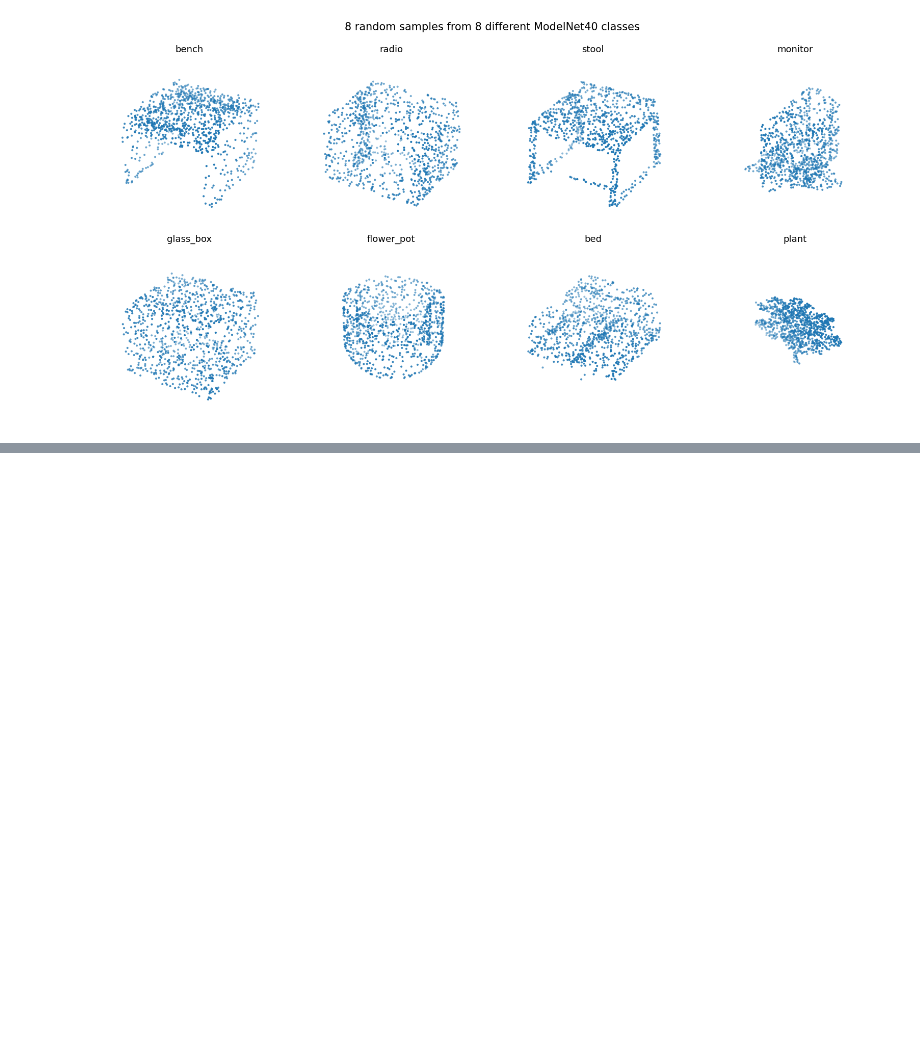
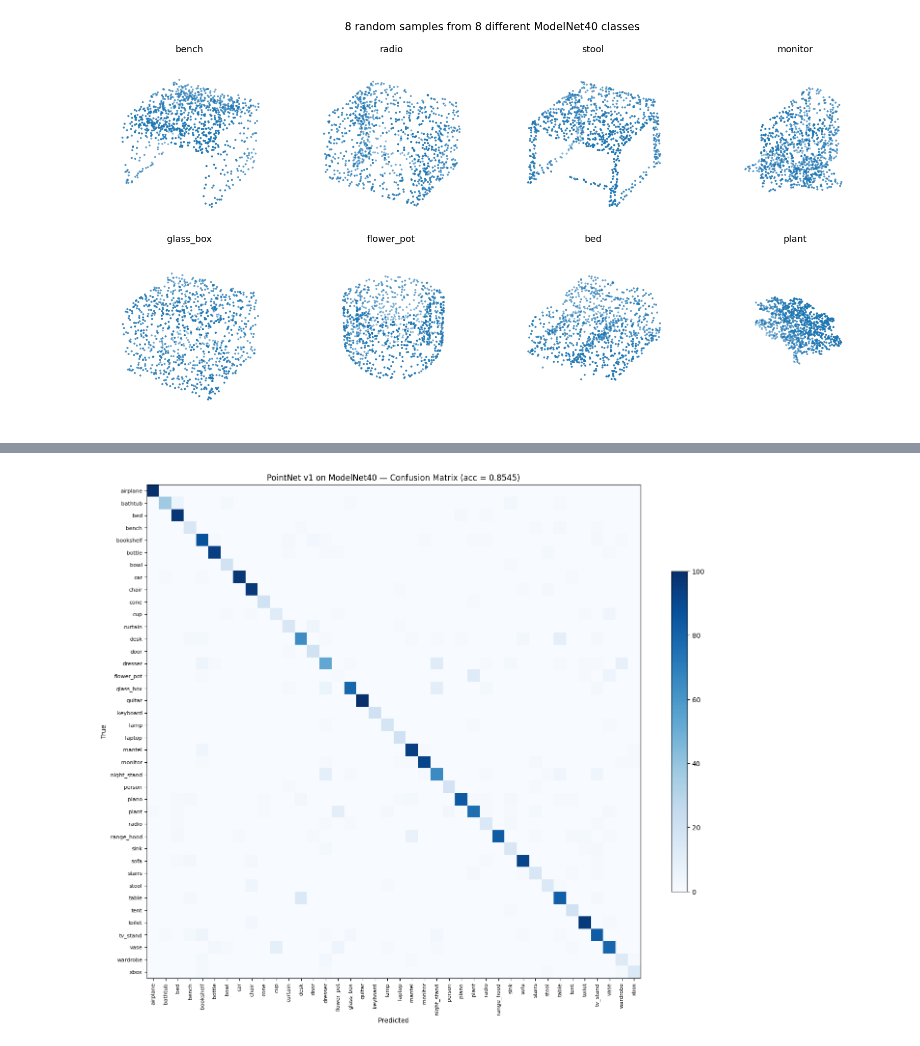
Before and after one commit to Vatsy05/3D-Object-Detection, a Jupyter notebook: notebooks/PointCloudPointNet_ModelNet40.ipynb, the cells around one changed output, grey strips where cells are left out. Cells and saved outputs as stored; diff of their text form; code cells hidden in the pictures; blank space fills up the shorter version.

```diff
--- a/notebooks/PointCloudPointNet_ModelNet40.ipynb
+++ b/notebooks/PointCloudPointNet_ModelNet40.ipynb
@@ -443,0 +773,97 @@ plt.show()
+# %%
+from sklearn.metrics import (
+    classification_report, confusion_matrix,
+    accuracy_score, f1_score, precision_recall_fscore_support,
+)
+
+# Load best v1 checkpoint
+model = PointNetV1(num_classes=40).to(device)
+model.load_state_dict(torch.load(best_path_v1_m40_aug, map_location=device, weights_only=True))
+model.eval()
+
+# Inference on full test set
+all_preds, all_labels = [], []
+with torch.no_grad():
+    for pts, lbls in test_loader_m40:
+        pts = pts.to(device)
+        preds = model(pts).argmax(1).cpu().numpy()
+        all_preds.append(preds)
+        all_labels.append(lbls.numpy())
+all_preds  = np.concatenate(all_preds)
+all_labels = np.concatenate(all_labels)
+
+# ---- 1. Overall metrics ----
+acc         = accuracy_score(all_labels, all_preds)
+macro_f1    = f1_score(all_labels, all_preds, average="macro")
+weighted_f1 = f1_score(all_labels, all_preds, average="weighted")
+
+print("=" * 60)
+print("OVERALL METRICS — v1 on ModelNet40")
+print("=" * 60)
+print(f"  Accuracy     : {acc:.4f}   (paper baseline target: 0.8710)")
+print(f"  Macro F1     : {macro_f1:.4f}   (paper class-avg target: 0.862)")
+print(f"  Weighted F1  : {weighted_f1:.4f}")
+print(f"  Gap to paper acc : {acc - 0.871:+.4f}")
+
+# ---- 2. Full per-class table ----
+print("\n" + "=" * 60)
+print("PER-CLASS METRICS (all 40 classes)")
+print("=" * 60)
+print(classification_report(all_labels, all_preds, target_names=CLASSES_M40, digits=3))
+
+# ---- 3. Class coverage check ----
+predicted_classes = set(all_preds.tolist())
+missing = set(range(40)) - predicted_classes
+print("=" * 60)
+print("CLASS COVERAGE CHECK")
+print("=" * 60)
+print(f"  Distinct classes predicted: {len(predicted_classes)}/40")
+if missing:
+    print(f"  MISSING: {[CLASSES_M40[i] for i in sorted(missing)]}")
+    print(f"  GATE FAILED")
+else:
+    print(f"  GATE PASSED — every class predicted at least once")
+
+# ---- 4. Best/worst classes by F1 ----
+_, _, f1_per_class, support = precision_recall_fscore_support(
+    all_labels, all_preds, labels=list(range(40)), zero_division=0
+)
+ranked = sorted(zip(f1_per_class, CLASSES_M40, support), reverse=True)
+
+print("\n" + "=" * 60)
+print("TOP 5 BEST CLASSES (by F1)")
+print("=" * 60)
+for f1, name, supp in ranked[:5]:
+    print(f"  {name:<14}  F1 = {f1:.4f}   (support={supp})")
+
+print("\n" + "=" * 60)
+print("BOTTOM 5 WORST CLASSES (by F1)")
+print("=" * 60)
+for f1, name, supp in ranked[-5:][::-1]:
+    print(f"  {name:<14}  F1 = {f1:.4f}   (support={supp})")
+
+# ---- 5. Top confusion pairs ----
+cm = confusion_matrix(all_labels, all_preds, labels=list(range(40)))
+cm_off = cm.copy()
+np.fill_diagonal(cm_off, 0)
+print("\n" + "=" * 60)
+print("TOP 10 CONFUSION PAIRS (off-diagonal)")
+print("=" * 60)
+flat = [(cm_off[i, j], CLASSES_M40[i], CLASSES_M40[j]) for i in range(40) for j in range(40)]
+flat.sort(reverse=True)
+for count, true_c, pred_c in flat[:10]:
+    if count == 0: break
+    print(f"  {true_c:>13}  ->  {pred_c:<13}  : {count} misclassified")
+
+# ---- 6. 40x40 Confusion matrix heatmap ----
+fig, ax = plt.subplots(figsize=(14, 12))
+im = ax.imshow(cm, cmap="Blues")
+ax.set_xticks(range(40)); ax.set_yticks(range(40))
+ax.set_xticklabels(CLASSES_M40, rotation=90, fontsize=8)
+ax.set_yticklabels(CLASSES_M40, fontsize=8)
+ax.set_xlabel("Predicted"); ax.set_ylabel("True")
+ax.set_title(f"PointNet v1 on ModelNet40 — Confusion Matrix (acc = {acc:.4f})")
+plt.colorbar(im, ax=ax, shrink=0.6)
+plt.tight_layout()
+plt.show()
+# %% [output]
@@ -443,0 +887 @@ plt.show()
+[figure, added]
```
Also changed, not shown: parts of 14 cells of this notebook.
